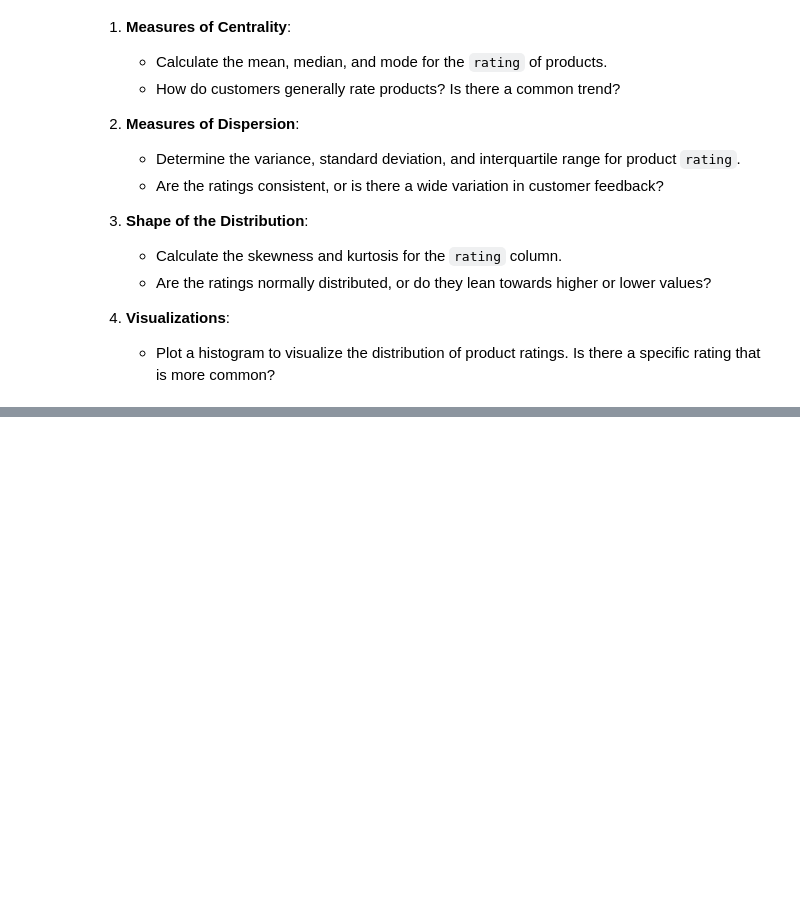
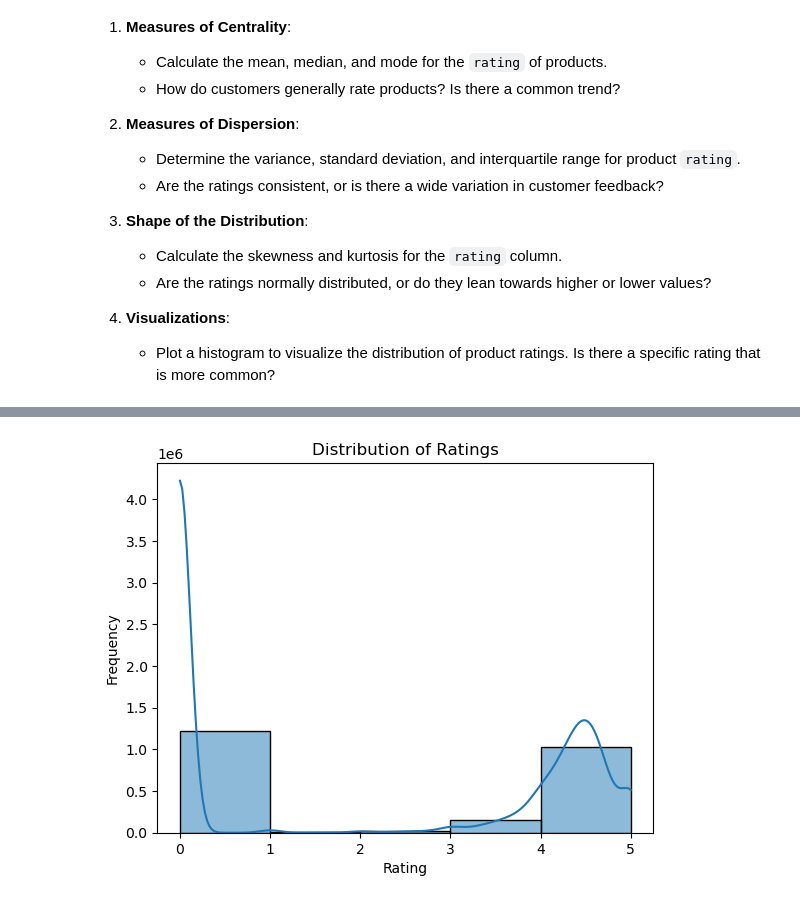
Before and after one commit to data-bootcamp-v4/lab-eda-univariate, a Jupyter notebook: lab-EDA-univariate.ipynb, the cells around one changed output, grey strips where cells are left out. Saved outputs shown, nothing was run; the diff lists cells and outputs as text; code cells hidden in the pictures; blank space fills up the shorter version.

```diff
--- a/lab-EDA-univariate.ipynb
+++ b/lab-EDA-univariate.ipynb
@@ -262,0 +314,10 @@ plt.show()
+# %%
+# 3.4 Plot a histogram to visualize the distribution of product ratings.
+# Is there a specific rating that is more common?
+sns.histplot(df['stars'], bins=5, kde=True)  # kde=True adds a smooth curve
+plt.xlabel("Rating")
+plt.ylabel("Frequency")
+plt.title("Distribution of Ratings")
+plt.show()
+# %% [output]
+[figure, added]
```
Also changed, not shown: parts of 5 cells of this notebook.
